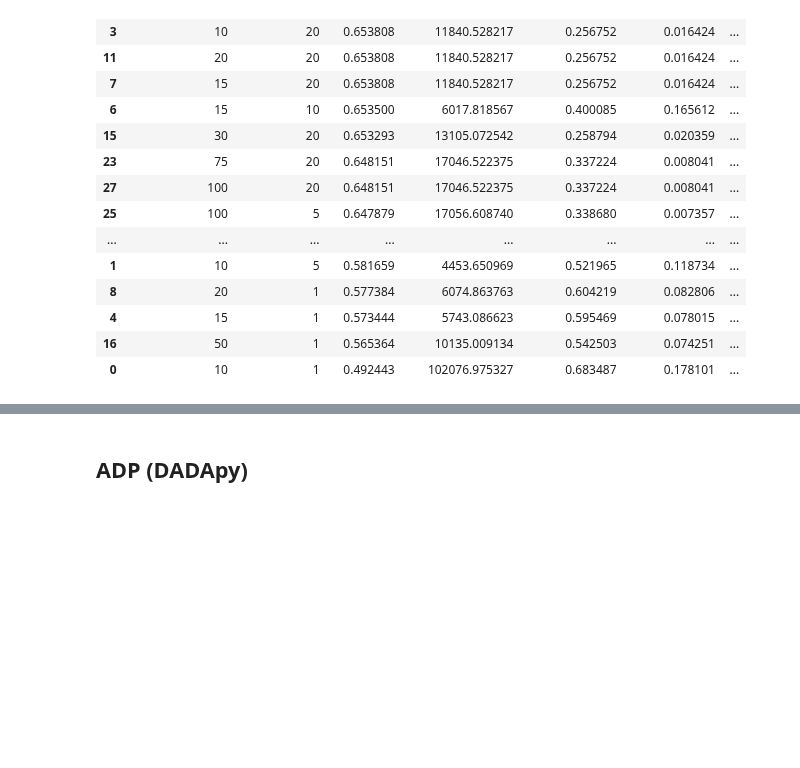
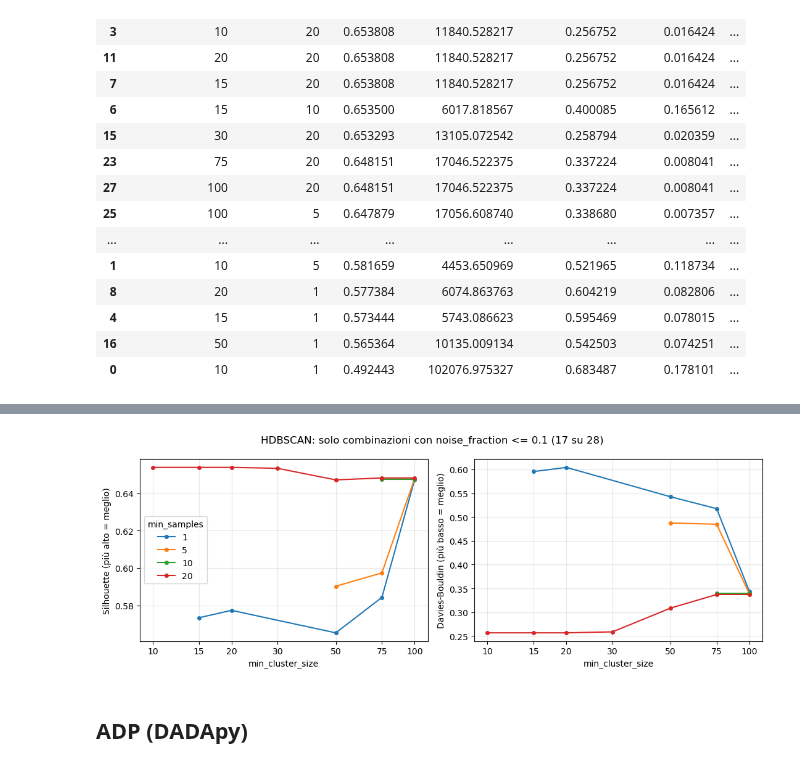
Before and after one commit to EmmaTosato/NEMESIS_fs, a Jupyter notebook: notebooks/post-results_analysis/clustering_tuning_explorer.ipynb, the cells around one changed output, grey strips where cells are left out. Cells and saved outputs as stored; diff of their text form; code cells hidden in the pictures; blank space fills up the shorter version.

```diff
--- a/notebooks/post-results_analysis/clustering_tuning_explorer.ipynb
+++ b/notebooks/post-results_analysis/clustering_tuning_explorer.ipynb
@@ -401,3 +681,29 @@ results[results["noise_fraction"] <= MAX_NOISE_FRACTION].sort_values("silhouette
+# %%
+kept = results[results["noise_fraction"] <= MAX_NOISE_FRACTION]
+
+fig, axes = plt.subplots(1, 2, figsize=(11, 4), sharex=True)
+
+for ax, col, ylabel in zip(
+    axes,
+    ["silhouette", "davies_bouldin"],
+    ["Silhouette (più alto = meglio)", "Davies-Bouldin (più basso = meglio)"],
+):
+    for min_samples, g in kept.groupby("min_samples"):
+        g = g.sort_values("min_cluster_size")
+        ax.plot(g["min_cluster_size"], g[col], marker="o", markersize=4, label=min_samples)
+    ax.set_xscale("log")
+    ax.set_xticks(sorted(results["min_cluster_size"].unique()), sorted(results["min_cluster_size"].unique()))
+    ax.minorticks_off()
+    ax.set_xlabel("min_cluster_size")
+    ax.set_ylabel(ylabel)
+    ax.grid(alpha=0.3)
+
+axes[0].legend(title="min_samples")
+fig.suptitle(f"HDBSCAN: solo combinazioni con noise_fraction <= {MAX_NOISE_FRACTION} ({len(kept)} su {len(results)})")
+fig.tight_layout()
+plt.show()
+# %% [output]
+[figure, added]
 # %% [markdown]
 ## ADP (DADApy)
 # %% [markdown]
```
Also changed, not shown: parts of 44 cells of this notebook.
